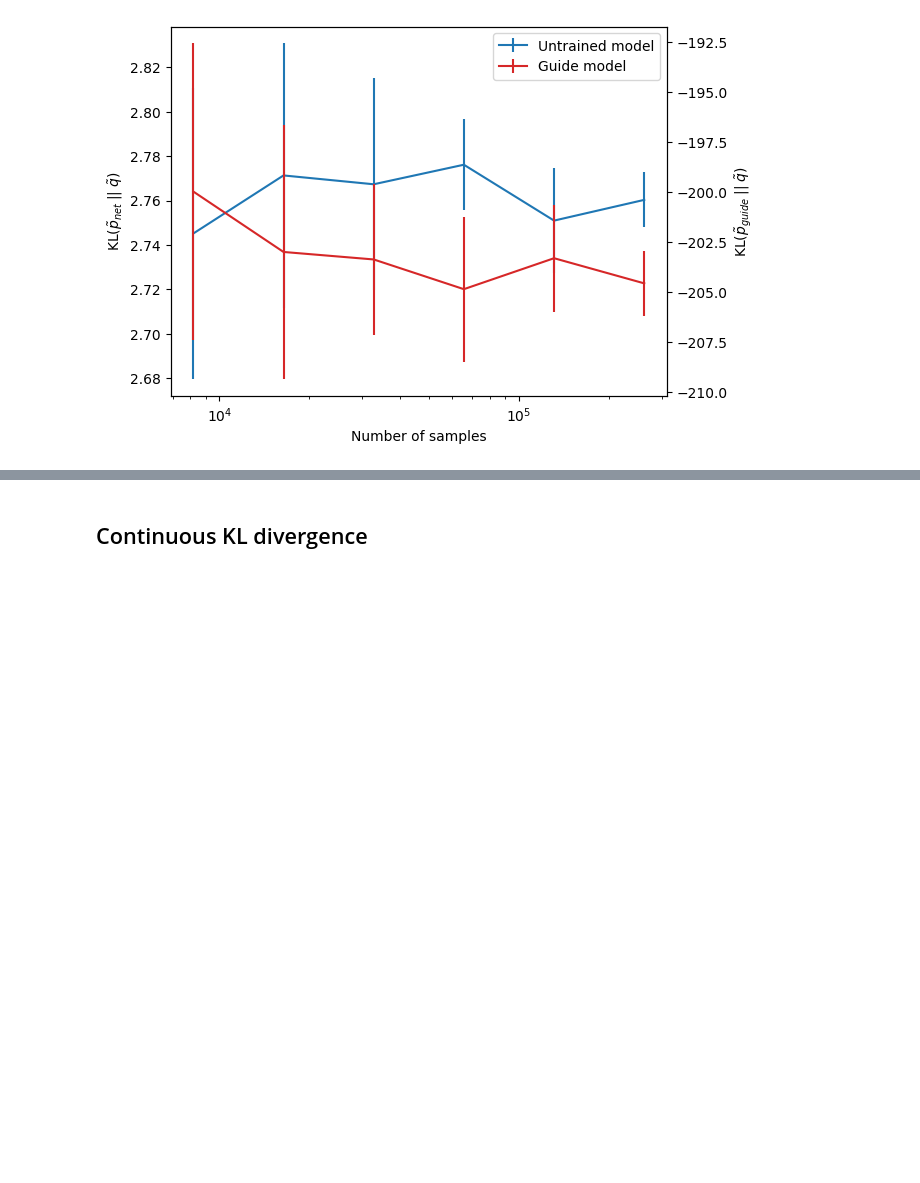
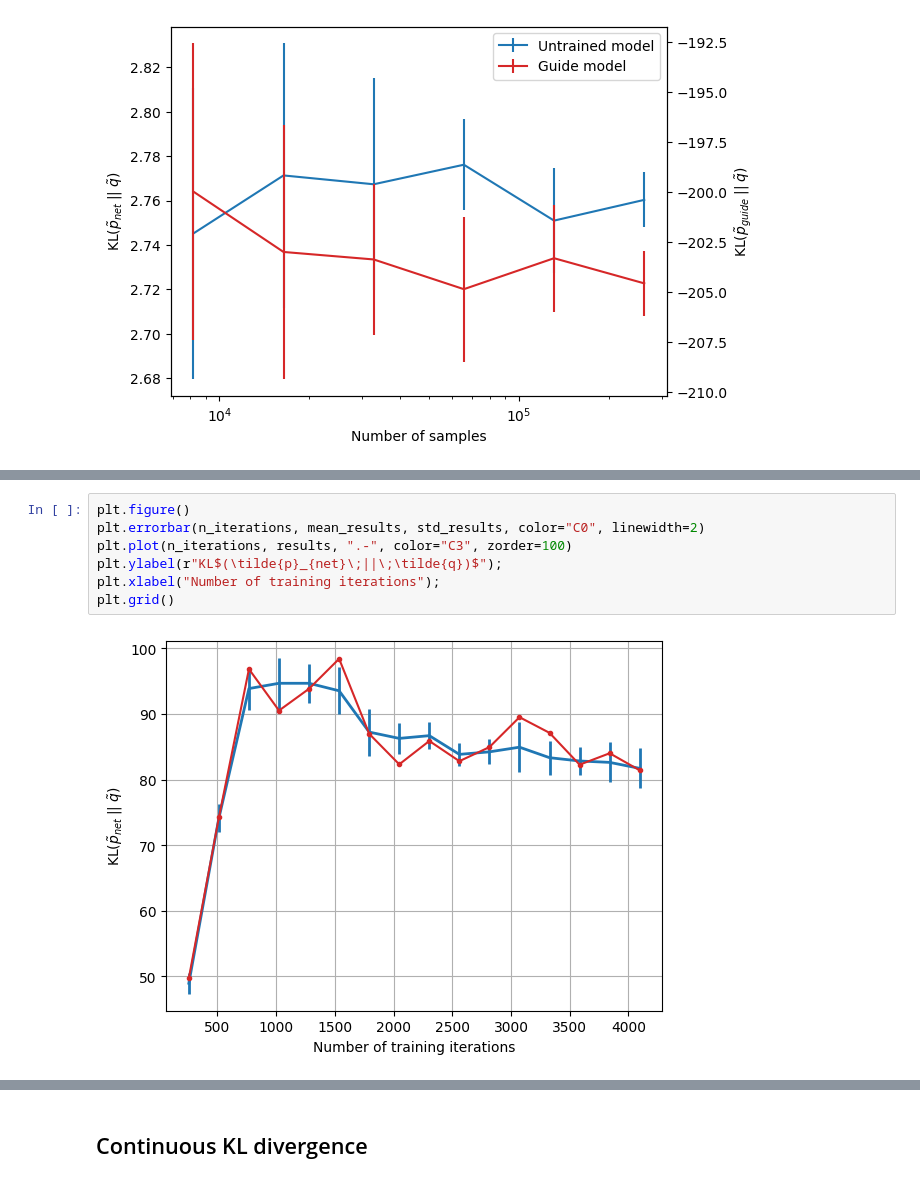
Before and after one commit to 0xInfty/Autoguided, a Jupyter notebook: TestKLDivergence.ipynb, the cells around one changed output, grey strips where cells are left out. Saved outputs shown, nothing was run; the diff lists cells and outputs as text; blank space fills up the shorter version.

```diff
--- a/TestKLDivergence.ipynb
+++ b/TestKLDivergence.ipynb
@@ -316,3 +340,12 @@ n_iterations = [vtext.find_numbers(filename)[0] for filename in checkpoints]
+# %%
+plt.figure()
+plt.errorbar(n_iterations, mean_results, std_results, color="C0", linewidth=2)
+plt.plot(n_iterations, results, ".-", color="C3", zorder=100)
+plt.ylabel(r"KL$(\tilde{p}_{net}\;||\;\tilde{q})$");
+plt.xlabel("Number of training iterations");
+plt.grid()
+# %% [output]
+[figure, added]
 # %%
 n_samples = 1<<17
 
```
Also changed, not shown: parts of 53 cells of this notebook.
